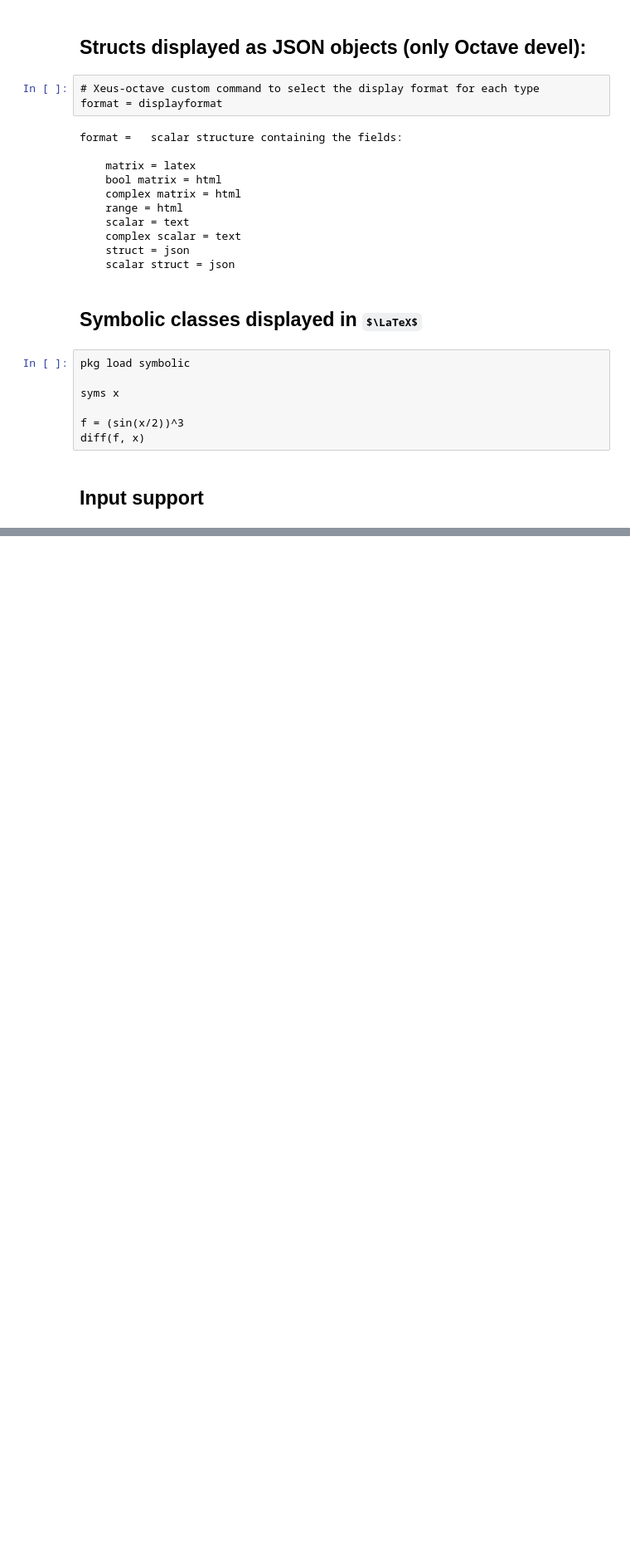
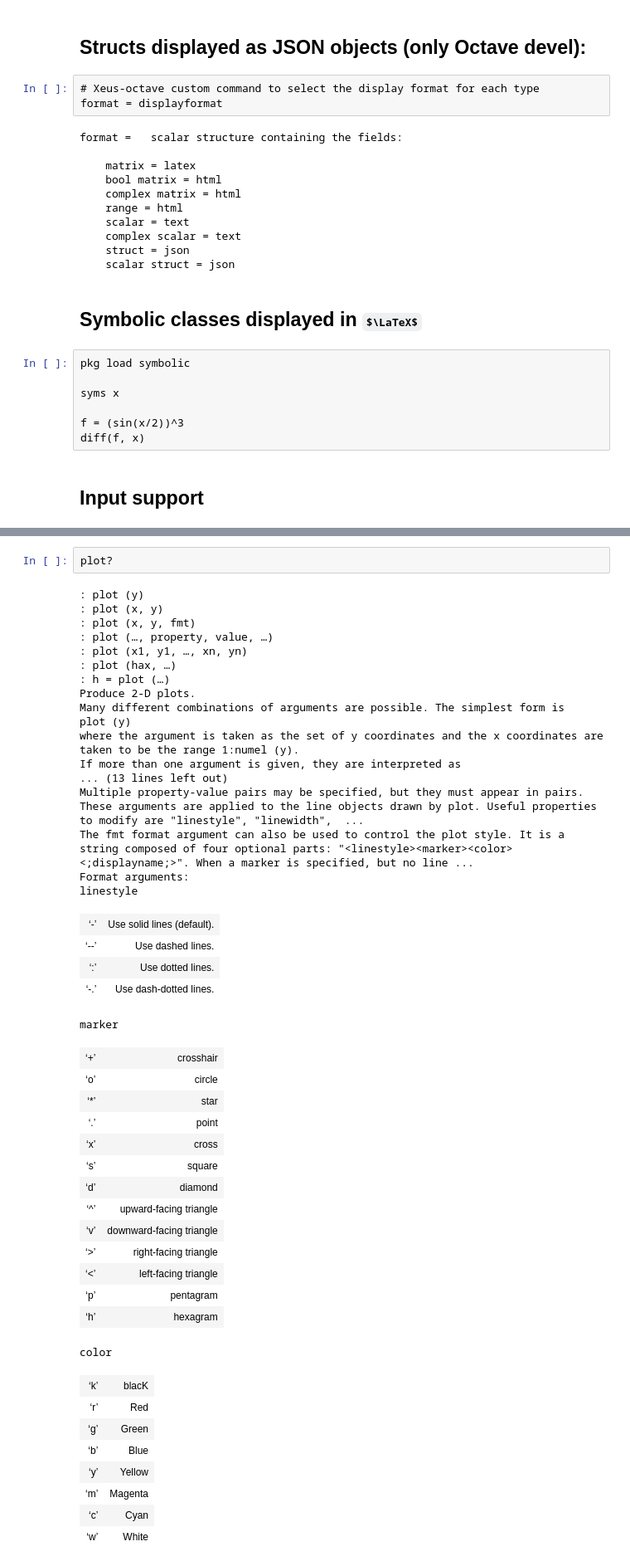
Before and after one commit to jupyter-xeus/xeus-octave, a Jupyter notebook: README.ipynb, the cells around one changed output, grey strips where cells are left out. Shown at 83% size. Drawn from its saved outputs; the diff is of its cells as text; some formulas as TeX source; blank space fills up the shorter version.

Commit message:
Implement help magic with pretty HTML formatting
Close: #21

```diff
--- a/README.ipynb
+++ b/README.ipynb
@@ -95,0 +98,47 @@ x = 12.389
+# %%
+plot?
+# %% [output]
+: plot (y)
+: plot (x, y)
+: plot (x, y, fmt)
+: plot (…, property, value, …)
+: plot (x1, y1, …, xn, yn)
+: plot (hax, …)
+: h = plot (…)
+Produce 2-D plots.
+Many different combinations of arguments are possible. The simplest form is
+plot (y)
+where the argument is taken as the set of y coordinates and the x coordinates are taken to be the range 1:numel (y).
+If more than one argument is given, they are interpreted as
+... (13 lines left out)
+Multiple property-value pairs may be specified, but they must appear in pairs. These arguments are applied to the line objects drawn by plot. Useful properties to modify are "linestyle", "linewidth",  ...
+The fmt format argument can also be used to control the plot style. It is a string composed of four optional parts: "<linestyle><marker><color><;displayname;>". When a marker is specified, but no line ...
+Format arguments:
+linestyle
+| ‘-’ | Use solid lines (default). |
+| ‘--’ | Use dashed lines. |
+| ‘:’ | Use dotted lines. |
+| ‘-.’ | Use dash-dotted lines. |
+marker
+| ‘+’ | crosshair |
+| ‘o’ | circle |
+| ‘*’ | star |
+| ‘.’ | point |
+| ‘x’ | cross |
+| ‘s’ | square |
+| ‘d’ | diamond |
+| ‘^’ | upward-facing triangle |
+| ‘v’ | downward-facing triangle |
+| ‘>’ | right-facing triangle |
+| ‘<’ | left-facing triangle |
+| ‘p’ | pentagram |
+| ‘h’ | hexagram |
+color
+| ‘k’ | blacK |
+| ‘r’ | Red |
+| ‘g’ | Green |
+| ‘b’ | Blue |
+| ‘y’ | Yellow |
+| ‘m’ | Magenta |
+| ‘c’ | Cyan |
+| ‘w’ | White |
```
Also changed, not shown: parts of 4 cells of this notebook, 2 other files.
